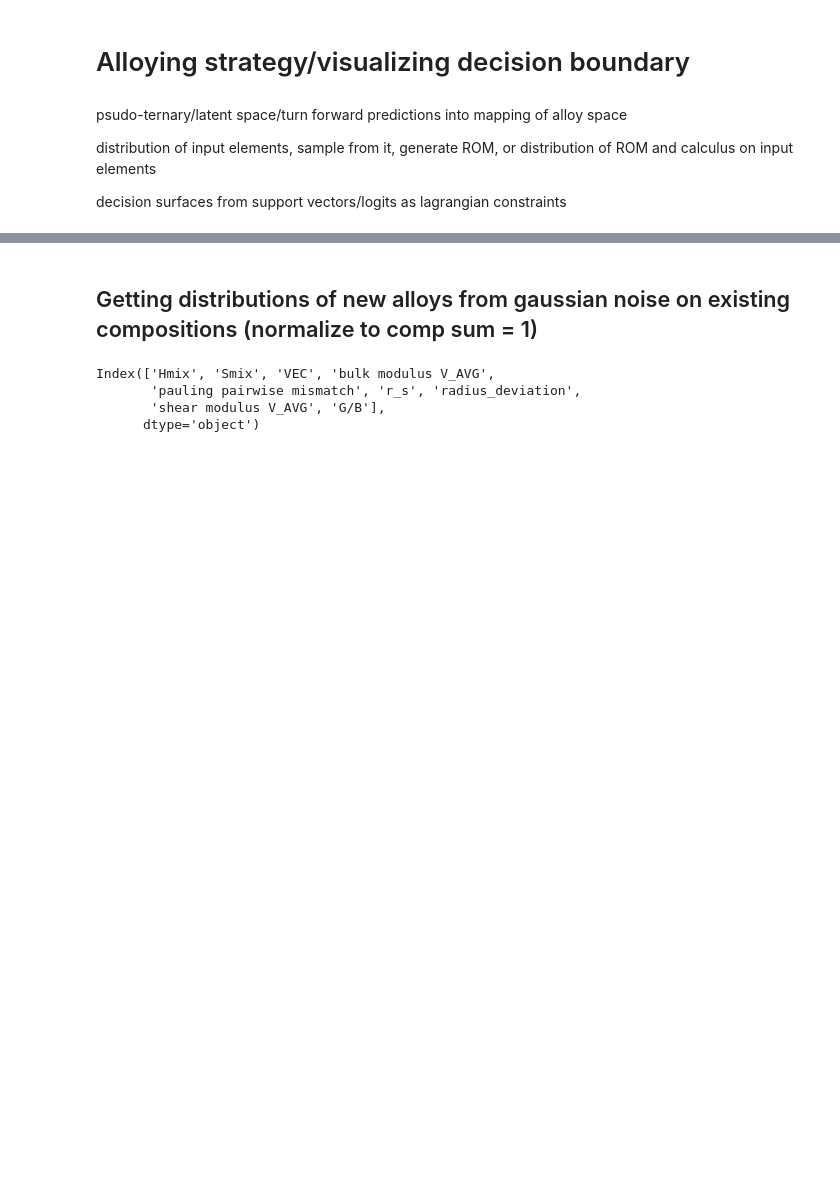
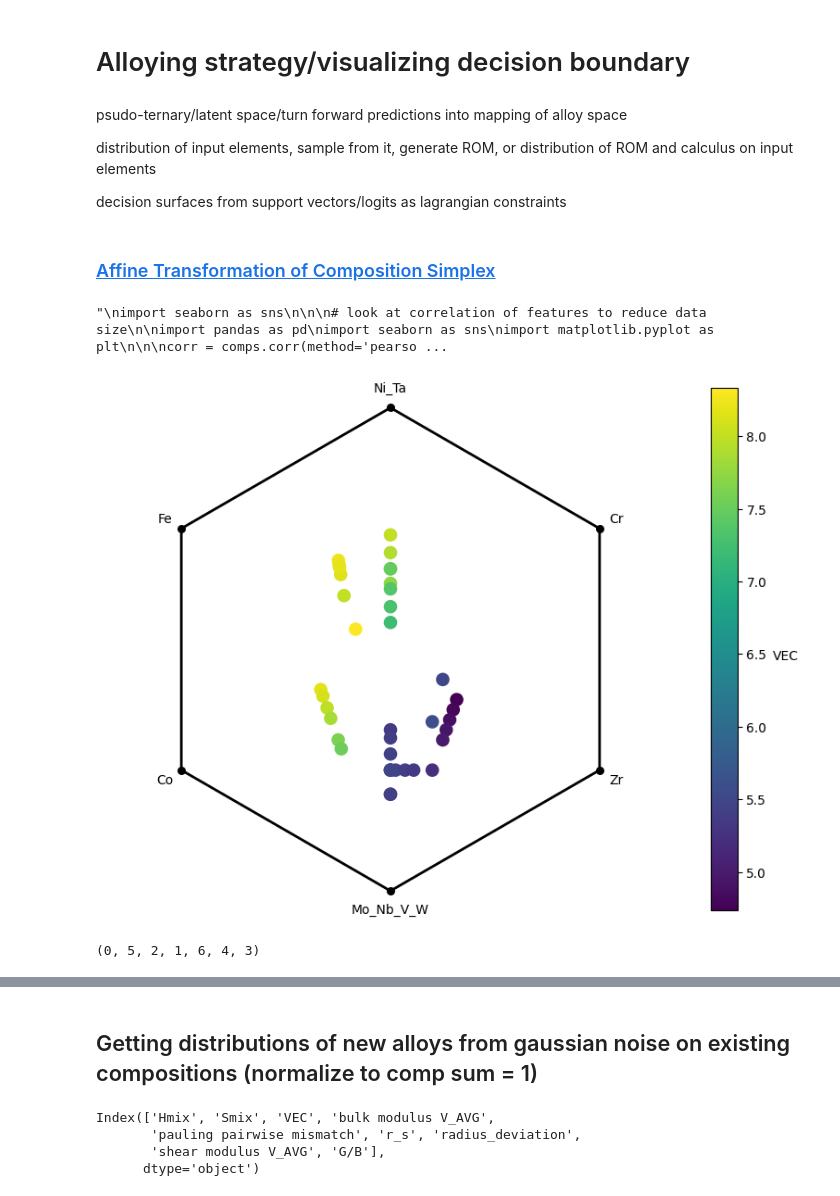
Before and after one commit to mahata-lab/Tungsten-Ductile-Brittle-Temperature, a Jupyter notebook: Ductility_Classification.ipynb, the cells around one changed output, grey strips where cells are left out. Saved outputs shown, nothing was run; the diff lists cells and outputs as text; code cells hidden in the pictures; blank space fills up the shorter version.

```diff
--- a/Ductility_Classification.ipynb
+++ b/Ductility_Classification.ipynb
@@ -629,3 +691,5 @@ distribution of input elements, sample from it, generate ROM,
 or distribution of ROM and calculus on input elements
 
 decision surfaces from support vectors/logits as lagrangian constraints
+# %% [markdown]
+### [Affine Transformation of Composition Simplex](https://www.sciencedirect.com/org/science/article/pii/S2635098X24002274#fig2)
@@ -631,0 +770,39 @@ decision surfaces from support vectors/logits as lagrangian constraints
+# %%
+'''
+import seaborn as sns
+
+
+# look at correlation of features to reduce data size
+
+import pandas as pd
+import seaborn as sns
+import matplotlib.pyplot as plt
+
+
+corr = comps.corr(method='pearson').fillna(0).abs()
+plt.figure(figsize=(10,8))
+sns.heatmap(corr, annot=True, cmap='coolwarm', vmin=-1, vmax=1)
+plt.title('Feature Correlation (PCC)')
+plt.show()
+'''
+# %% [output]
+"\nimport seaborn as sns\n\n\n# look at correlation of features to reduce data size\n\nimport pandas as pd\nimport seaborn as sns\nimport matplotlib.pyplot as plt\n\n\ncorr = comps.corr(method='pearso ...
+# %%
+# specify elements, can be single or multiple separated by underscore - DO NOT REUSE ELEMENTS
+elements = ['Ni_Ta','Fe','Co','Mo_Nb_V_W','Zr','Cr']
+n = len(elements)
+# get vertices to project onto
+V = ngon_vertices(n, radius=1.0, rotation=np.pi/2)  # rotated 90 degrees for visual
+
+# get the composition space
+c_space = get_alloy_space(data, elements)
+# get list of just the compositions
+c_list = c_space[elements]
+
+# get list of projections of C onto V
+p_list = affine_project(c_list, V)
+
+# plot the polygon and projected points with a property on top
+plot_affine_map(V, points=p_list, labels=elements, prop=c_space['VEC'], z_name='VEC')
+# %% [output]
+[figure, added]
@@ -631,0 +904,4 @@ decision surfaces from support vectors/logits as lagrangian constraints
+# %%
+perm
+# %% [output]
+(0, 5, 2, 1, 6, 4, 3)
```
Also changed, not shown: parts of 29 cells of this notebook.
